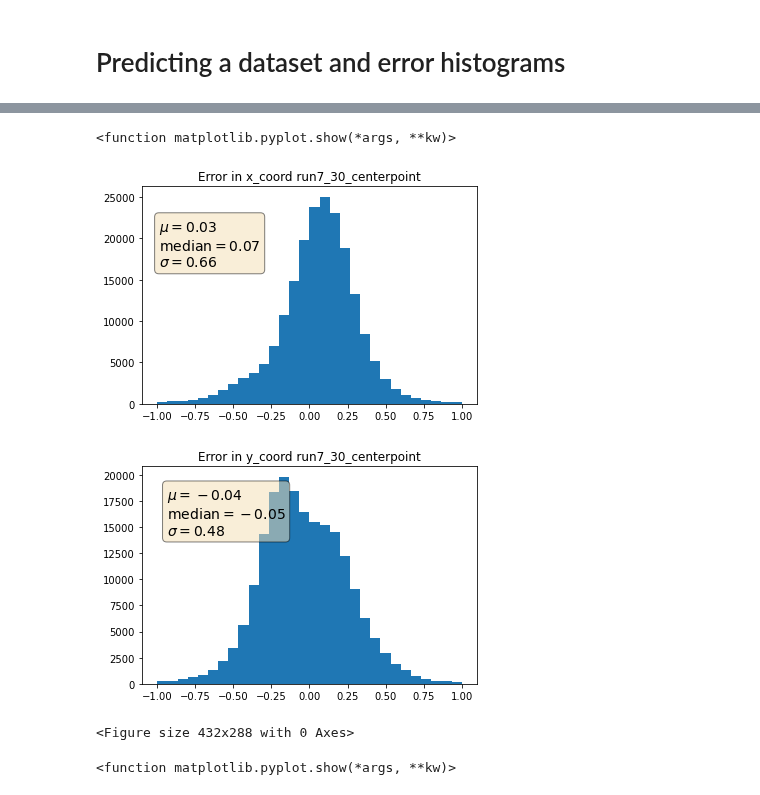
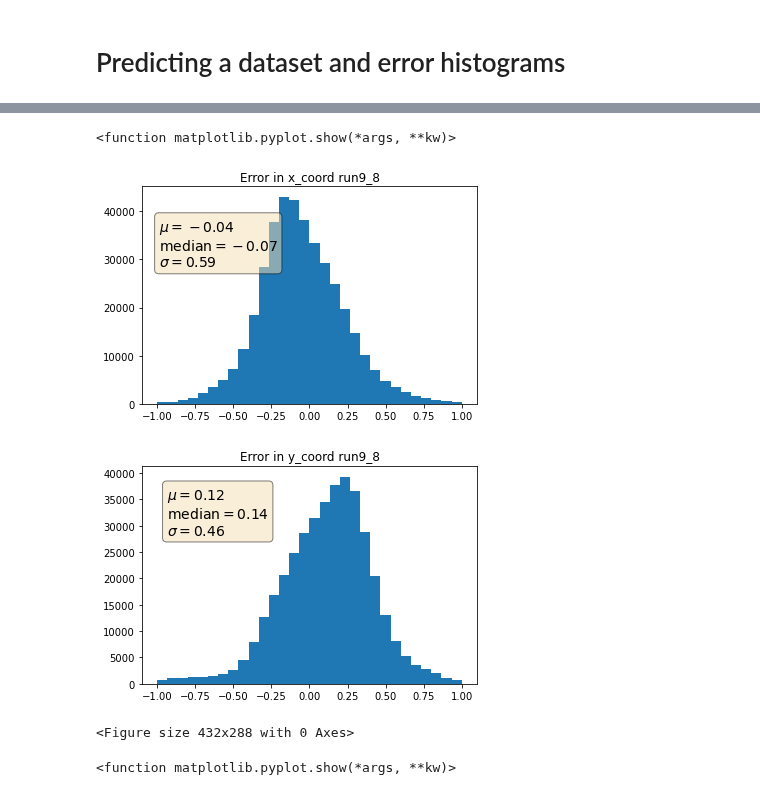
Before and after one commit to DanielMGlazer/HexogonalMLProject, a Jupyter notebook: Image predictions.ipynb, the cells around one changed output, grey strips where cells are left out. Saved outputs shown, nothing was run; the diff lists cells and outputs as text; code cells hidden in the pictures.

```diff
--- a/Image predictions.ipynb
+++ b/Image predictions.ipynb
@@ -25,14 +25,14 @@ from scipy.fft import fft, ifft, fft2, ifft2, rfft2, irfft2
 # Predicting a dataset and error histograms
 # %%
 #Loads in the proper model
-model_name='run7_30_centerpoint'
+model_name='run9_8'
 def root_mean_squared_error(y_true, y_pred):
         return K.sqrt(K.mean(K.square(y_pred - y_true)))
 model=models.load_model(os.path.join('Models',model_name),compile=False)
 model.compile(optimizer='Adam', loss=root_mean_squared_error, metrics=['mse','mae'])
 # %%
 #Sets the directory for the training set and the eventual prediction file
-test_dataset_dir ='\\Users\\danie\\Penn_State_REU_Jupyter\\Hexagon ML Project GitHub\\Training_set_7_29_centerpoint'
+test_dataset_dir ='\\Users\\danie\\Penn_State_REU_Jupyter\\Hexagon ML Project\\Training_set_9_7_centerpoint'
 #os.makedirs(os.path.join("Training_Set_Predictions",model_name))
 prediction_dir=os.path.join("Training_Set_Predictions",model_name)
 dft = pd.read_csv(os.path.join(test_dataset_dir,"training_dataframe.csv"))
@@ -128,7 +128,7 @@ df.to_csv(os.path.join(prediction_dir,"predictions_dataframe.csv"),index=False)
 # %%
 #Calculates the error between the predictions and labels for a given model on a dataset. Plots histograms of the error and saves the results
-model_name='run7_30_centerpoint'
-test_dataset_dir ='\\Users\\danie\\Penn_State_REU_Jupyter\\Hexagon ML Project GitHub\\Training_set_7_29_centerpoint'
+model_name='run9_8'
+test_dataset_dir ='\\Users\\danie\\Penn_State_REU_Jupyter\\Hexagon ML Project\\Training_set_9_7_centerpoint'
 prediction_dir=os.path.join("Training_Set_Predictions",model_name)
 dft = pd.read_csv(os.path.join(test_dataset_dir,"training_dataframe.csv"))
 dfp= pd.read_csv(os.path.join(prediction_dir,"predictions_dataframe.csv"))
@@ -142,7 +142,7 @@ def get_error(column):
 def get_metrics(data):
     return data.mean(), np.median(data), data.std()
 
-os.makedirs(os.path.join('Prediction_Plots',model_name))
+#os.makedirs(os.path.join('Prediction_Plots',model_name))
 plot_dir=os.path.join('Prediction_Plots',model_name)
 
 
@@ -162,35 +162,35 @@ def plot_error(error,name,_range=(-1,1),save_fig=True):
 
 
 error_x=get_error('x_coord')
 error_y=get_error('y_coord')
 # error_neighbor1x=get_error('neighbor1x')
 # error_neighbor1y=get_error('neighbor1y')
 # error_neighbor2x=get_error('neighbor2x')
 # error_neighbor2y=get_error('neighbor2y')
 # error_neighbor3x=get_error('neighbor3x')
 # error_neighbor3y=get_error('neighbor3y')
 
 
 props = dict(boxstyle='round', facecolor='wheat', alpha=0.5)
 fig = plt.figure()
 ax = plt.subplot(1,1,1)
 
 save_fig=True
 plot_error(error_x,'x_coord',save_fig=save_fig)
 plot_error(error_y,'y_coord',save_fig=save_fig)
 # plot_error(error_neighbor1x,'neighbor1x',save_fig=save_fig)
 # plot_error(error_neighbor1y,'neighbor1y',save_fig=save_fig)
 # plot_error(error_neighbor2x,'neighbor2x',save_fig=save_fig)
 # plot_error(error_neighbor2y,'neighbor2y',save_fig=save_fig)
 # plot_error(error_neighbor3x,'neighbor3x',save_fig=save_fig)
 # plot_error(error_neighbor3y,'neighbor3y',save_fig=save_fig)
 
 
 plt.show
 # %% [output]
 <function matplotlib.pyplot.show(*args, **kw)>
-[figure, old version]
+[figure, new version]
-[figure, old version]
+[figure, new version]
 <Figure size 432x288 with 0 Axes>
 # %%
 #Code for comparing two models. Calculates the error between the predictions and labels for a given model on a dataset. Plots histograms of the error and saves the results
```
Also changed, not shown: parts of 10 cells of this notebook, 16 other files.
